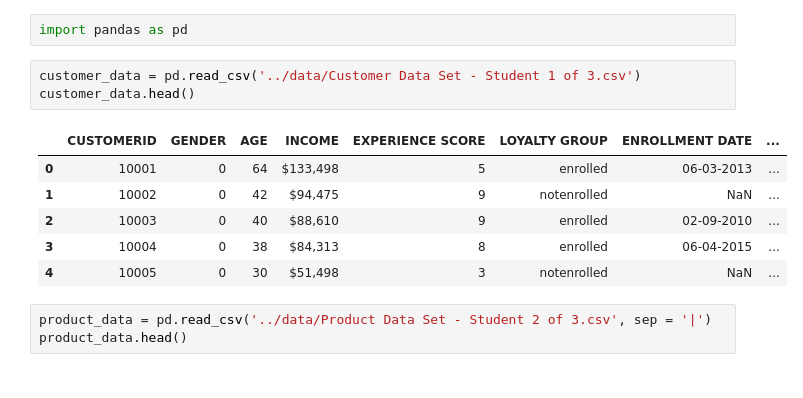
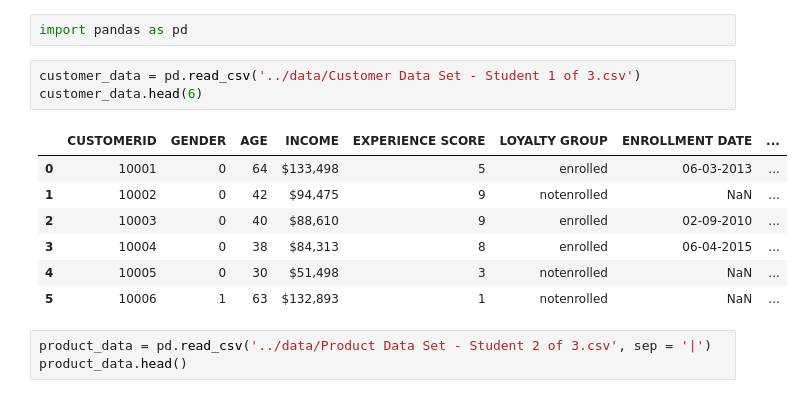
Before and after one commit to CikuKariuki/Retailer-X, a Jupyter notebook: analysis/Retailer X.ipynb, the cells around one changed output. Cells and saved outputs as stored; diff of their text form.

```diff
--- a/analysis/Retailer X.ipynb
+++ b/analysis/Retailer X.ipynb
@@ -2,14 +2,15 @@
 import pandas as pd
 # %%
 customer_data = pd.read_csv('../data/Customer Data Set - Student 1 of 3.csv')
-customer_data.head()
+customer_data.head(6)
 # %% [output]
 |  | CUSTOMERID | GENDER | AGE | INCOME | EXPERIENCE SCORE | LOYALTY GROUP | ENROLLMENT DATE | ... |
 | 0 | 10001 | 0 | 64 | $133,498 | 5 | enrolled | 06-03-2013 | ... |
 | 1 | 10002 | 0 | 42 | $94,475 | 9 | notenrolled | NaN | ... |
 | 2 | 10003 | 0 | 40 | $88,610 | 9 | enrolled | 02-09-2010 | ... |
 | 3 | 10004 | 0 | 38 | $84,313 | 8 | enrolled | 06-04-2015 | ... |
 | 4 | 10005 | 0 | 30 | $51,498 | 3 | notenrolled | NaN | ... |
+| 5 | 10006 | 1 | 63 | $132,893 | 1 | notenrolled | NaN | ... |
 # %%
 product_data = pd.read_csv('../data/Product Data Set - Student 2 of 3.csv', sep = '|')
 product_data.head()
```
Also changed, not shown: parts of 7 cells of this notebook, 1 other file.
